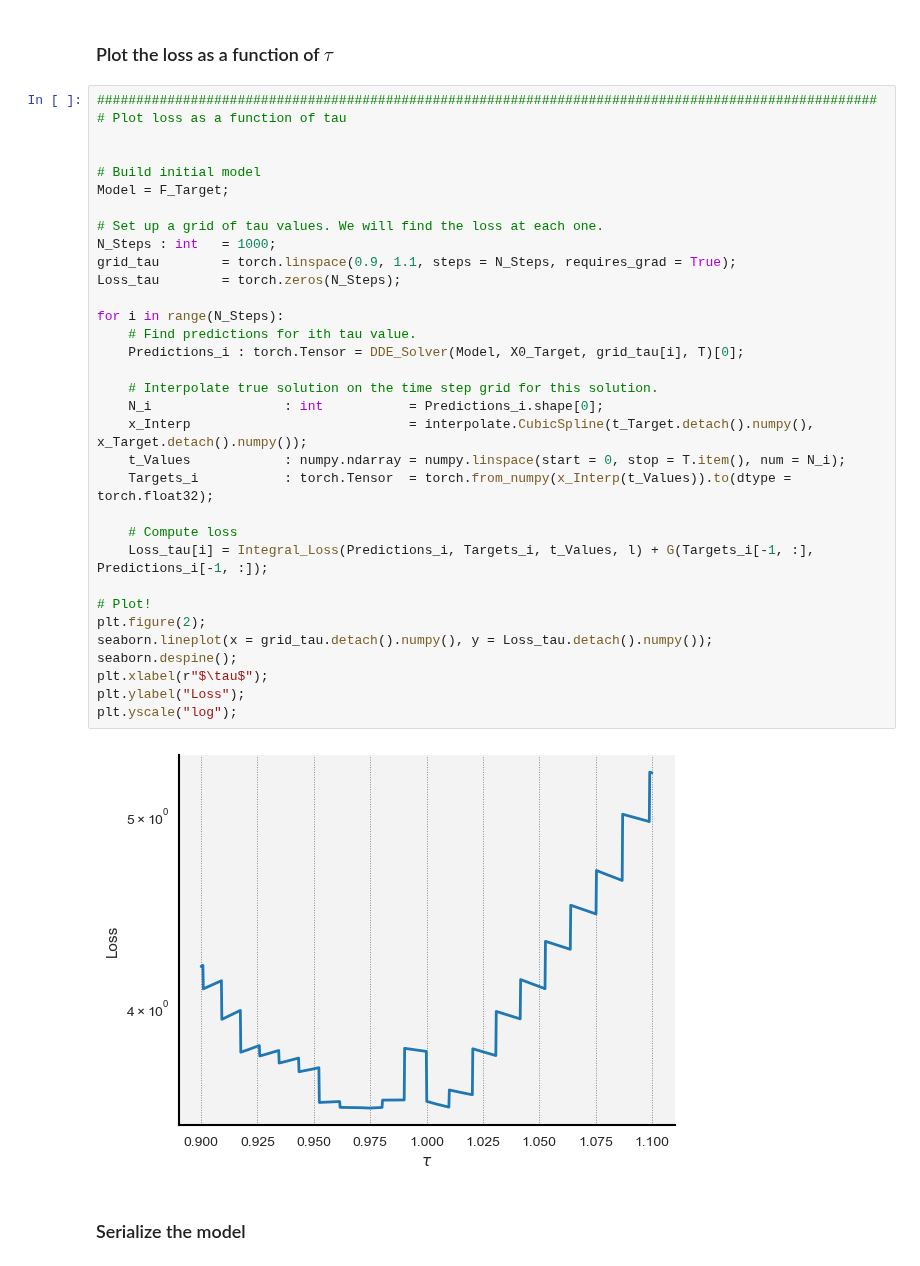
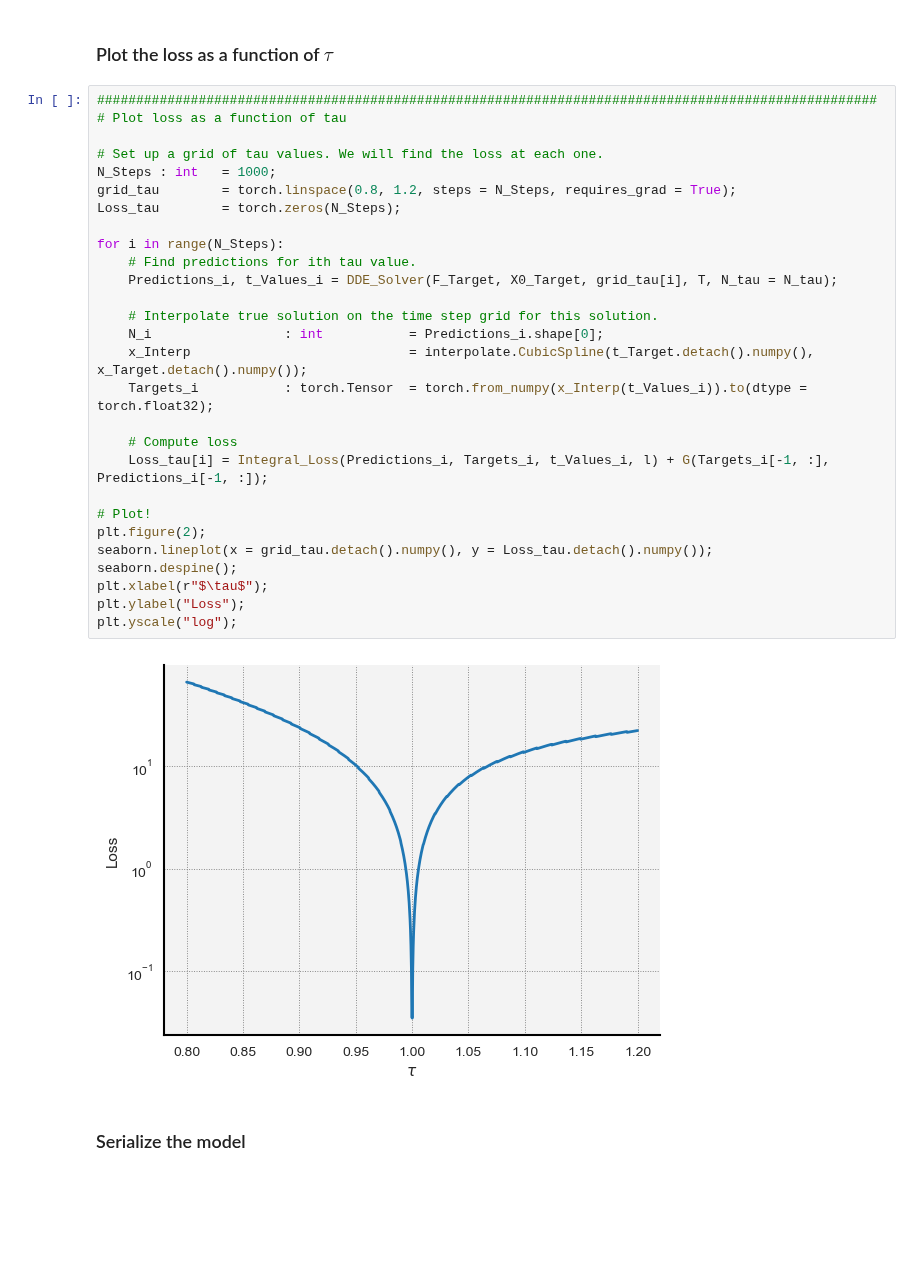
Before and after one commit to punkduckable/NDDE, a Jupyter notebook: NDDE.ipynb, the cells around one changed output. Saved outputs shown, nothing was run; the diff lists cells and outputs as text; blank space fills up the shorter version.

```diff
--- a/NDDE.ipynb
+++ b/NDDE.ipynb
@@ -268,38 +340,33 @@ plt.legend(["Target","Predicted"]);
 # %%
 ####################################################################################################
 # Plot loss as a function of tau
 
-
-# Build initial model
-Model = F_Target;
-
 # Set up a grid of tau values. We will find the loss at each one.
 N_Steps : int   = 1000;
-grid_tau        = torch.linspace(0.9, 1.1, steps = N_Steps, requires_grad = True);
+grid_tau        = torch.linspace(0.8, 1.2, steps = N_Steps, requires_grad = True);
 Loss_tau        = torch.zeros(N_Steps);
 
 for i in range(N_Steps):
     # Find predictions for ith tau value.
-    Predictions_i : torch.Tensor = DDE_Solver(Model, X0_Target, grid_tau[i], T)[0];
+    Predictions_i, t_Values_i = DDE_Solver(F_Target, X0_Target, grid_tau[i], T, N_tau = N_tau);
 
     # Interpolate true solution on the time step grid for this solution.
     N_i                 : int           = Predictions_i.shape[0];
     x_Interp                            = interpolate.CubicSpline(t_Target.detach().numpy(), x_Target.detach().numpy());
-    t_Values            : numpy.ndarray = numpy.linspace(start = 0, stop = T.item(), num = N_i);
-    Targets_i           : torch.Tensor  = torch.from_numpy(x_Interp(t_Values)).to(dtype = torch.float32);
+    Targets_i           : torch.Tensor  = torch.from_numpy(x_Interp(t_Values_i)).to(dtype = torch.float32);
 
     # Compute loss
-    Loss_tau[i] = Integral_Loss(Predictions_i, Targets_i, t_Values, l) + G(Targets_i[-1, :], Predictions_i[-1, :]);
+    Loss_tau[i] = Integral_Loss(Predictions_i, Targets_i, t_Values_i, l) + G(Targets_i[-1, :], Predictions_i[-1, :]);
 
 # Plot!
 plt.figure(2);
 seaborn.lineplot(x = grid_tau.detach().numpy(), y = Loss_tau.detach().numpy());
 seaborn.despine();
 plt.xlabel(r"$\tau$");
 plt.ylabel("Loss");
 plt.yscale("log");
 # %% [output]
-[figure, old version]
+[figure, new version]
 # %% [markdown]
 ### Serialize the model
 # %%
```
Also changed, not shown: parts of 3 cells of this notebook, 6 other files.
